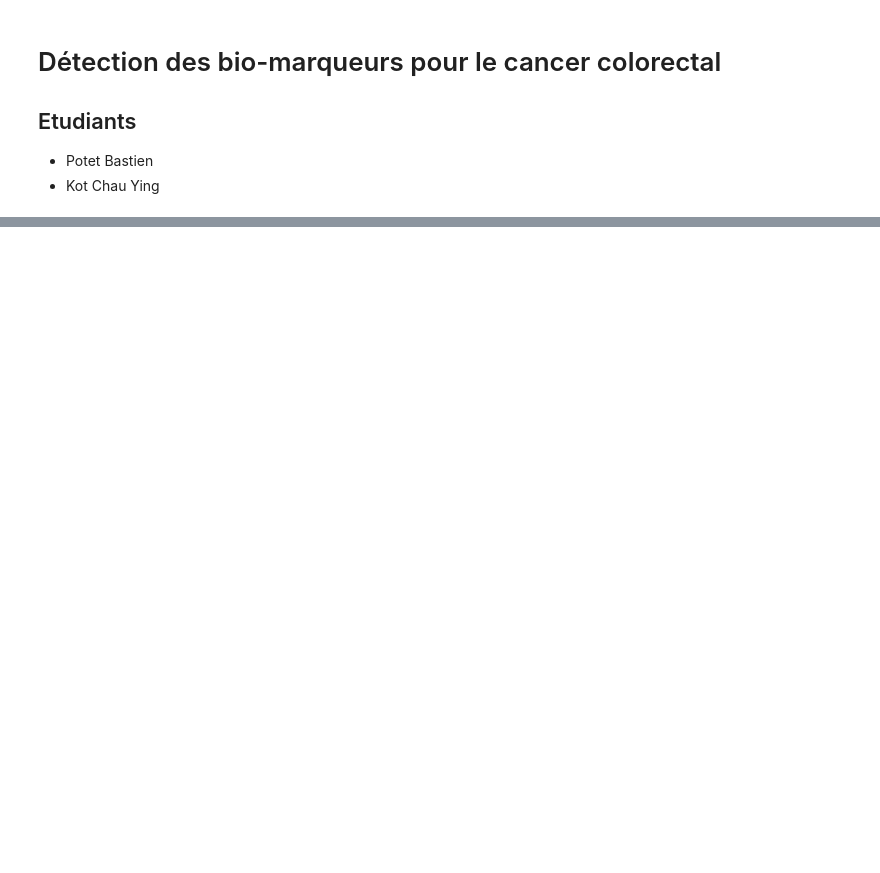
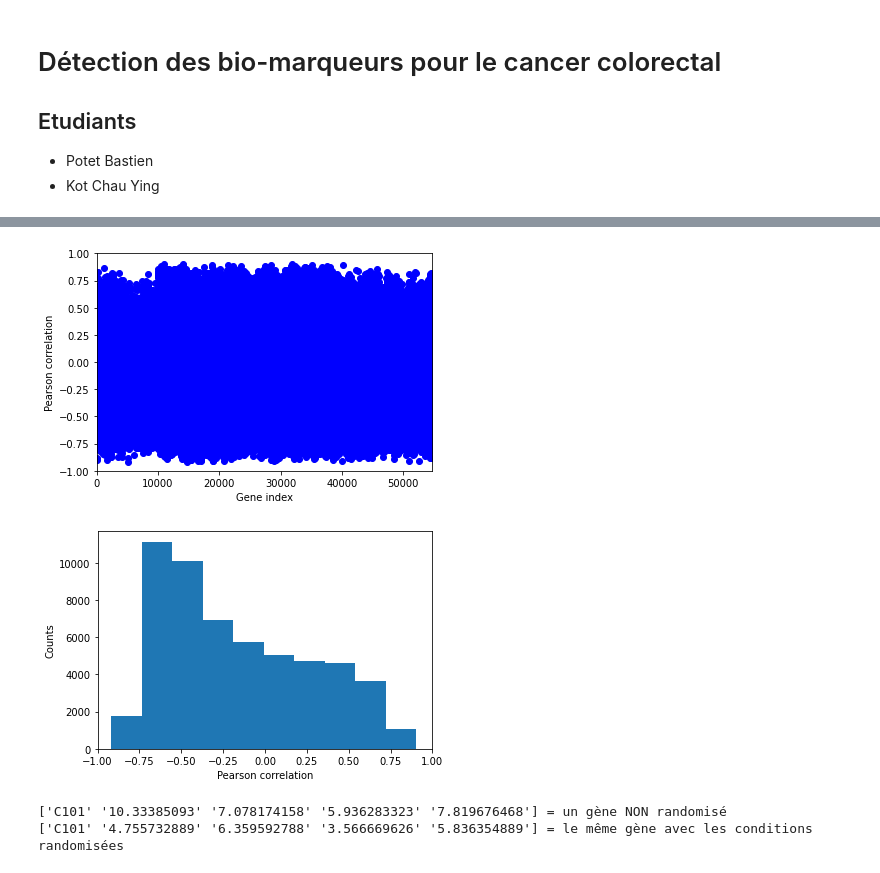
Before and after one commit to BPotet/BBC_project, a Jupyter notebook: project/BBC_project.ipynb, the cells around one changed output, grey strips where cells are left out. Saved outputs shown, nothing was run; the diff lists cells and outputs as text; code cells hidden in the pictures; blank space fills up the shorter version.

```diff
--- a/project/BBC_project.ipynb
+++ b/project/BBC_project.ipynb
@@ -124,0 +188,66 @@ desired_profile = ['M87338', 'X51757', 'X69699', 'L36861', 'L13852', 'X55005', '
+# %%
+def pearson_genes(data,desired_profile,show_plot=1):
+
+    import scipy.stats as ss
+
+    correl = [] # contains the correlation for each gene
+    correl_p  = [] # for now, do not try to understand what correl_p is...
+
+    # loop over genes
+    for i in range(np.shape(data)[1]-1): # do not consider first line of data (=header)
+
+        gene_expression = data[1:,i+1] # do not consider first two columns (= gene identifiers)
+        gene_expression = np.array(gene_expression,dtype=float) # convert to float
+
+        pearson_corr = ss.pearsonr(gene_expression,desired_profile) # calculate Pearson correlation
+        correl.append(pearson_corr[0])
+        correl_p.append(pearson_corr[1]) # forget about this for now...
+
+    correl = np.array(correl,dtype=float) # convert to array... easier to manipulate
+
+    # plot correlation values
+    if show_plot:
+        fig = plt.figure()
+        plt.plot(correl,'bo')
+        plt.ylim([-1,1])
+        plt.xlim([0,len(correl)])
+        plt.xlabel('Gene index')
+        plt.ylabel('Pearson correlation')
+        plt.show()
+
+        plt.figure()
+        plt.hist(correl)
+        plt.xlabel('Pearson correlation')
+        plt.ylabel('Counts')
+        plt.xlim([-1,1])
+        plt.show()
+
+    return (correl,correl_p)
+
+co = pearson_genes(data,desired_profile)
+corr = co[0]
+# %% [output]
+[figure, added]
+[figure, added]
+# %%
+def shuffle_data(data):
+
+    from random import shuffle
+
+    # get shuffled columns indexes
+    shuffled_idx = list(range(1,np.shape(data)[1])) # ! do not shuffle the first two colums (= gene identifiers)
+    shuffle(shuffled_idx) # shuffled_idx is now shuffled
+    shuffled_idx.insert(0,0)
+
+    # use shuffled_idx to randomize the columns of data
+    data_random = data[:,shuffled_idx]
+    data_random[0,:] = data[0,:] # put label conditons on top again
+
+    return data_random
+
+data_random = shuffle_data(data)
+print(str(data[3,0:5])+' = un gène NON randomisé')
+print(str(data_random[3,0:5])+' = le même gène avec les conditions randomisées')
+# %% [output]
+['C101' '10.33385093' '7.078174158' '5.936283323' '7.819676468'] = un gène NON randomisé
+['C101' '4.755732889' '6.359592788' '3.566669626' '5.836354889'] = le même gène avec les conditions randomisées
```
Also changed, not shown: parts of 9 cells of this notebook.
